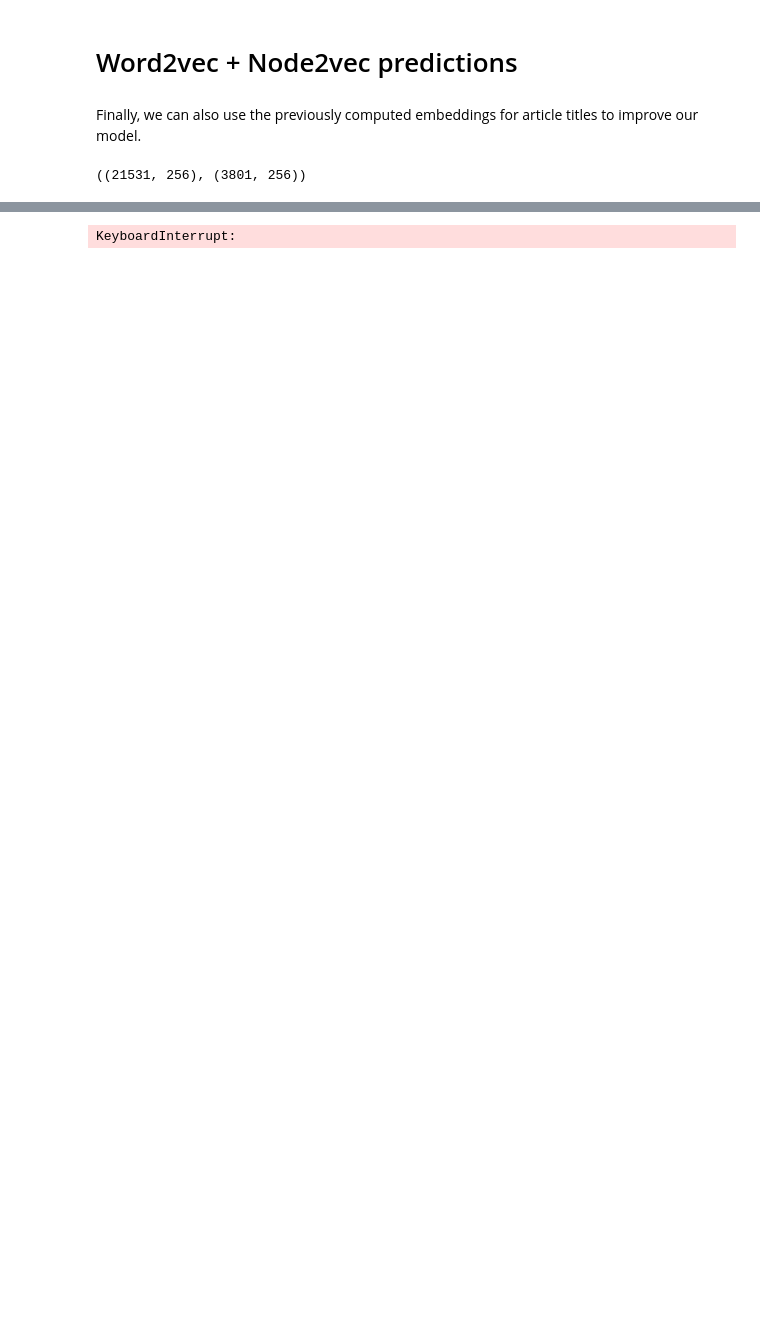
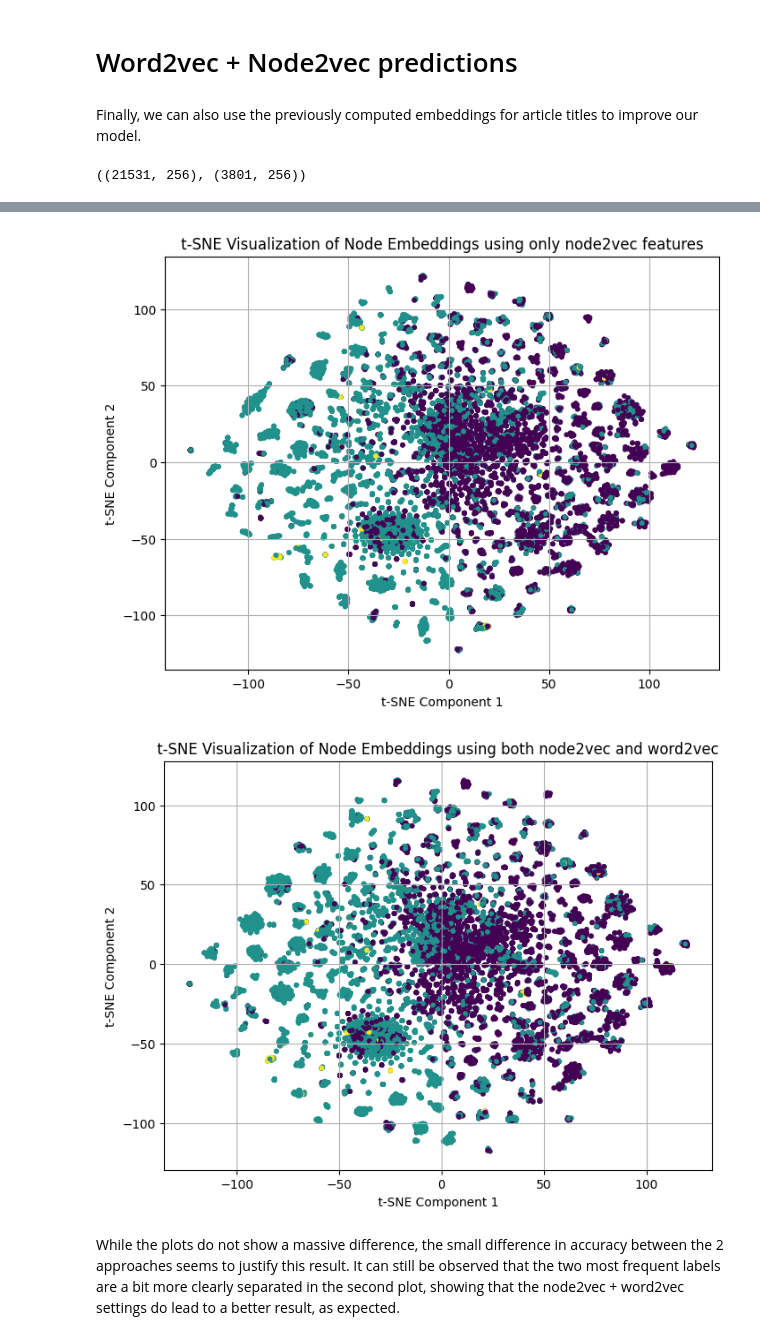
Before and after one commit to SirbayC/Graph-embedings, a Jupyter notebook: pipeline_assignment_updated.ipynb, the cells around one changed output, grey strips where cells are left out. Saved outputs shown, nothing was run; the diff lists cells and outputs as text; code cells hidden in the pictures; blank space fills up the shorter version.

```diff
--- a/pipeline_assignment_updated.ipynb
+++ b/pipeline_assignment_updated.ipynb
@@ -576,39 +607,43 @@ SVC()
 # %%
 # Apply t-SNE transformation to reduce dimensions to 2D
 tsne = TSNE(n_components=2, random_state=42)
+X_train_n2v = np.array([node2vec_embeddings[str(x)] if x not in isolated else np.zeros(128) for idx, x in enumerate(train_nodes)], dtype=np.float32)
 node_embeddings_2d = tsne.fit_transform(X_train_n2v)
 node_embeddings_2d_both = tsne.fit_transform(X_train_n2v_w2v)
-# %% [output]
-KeyboardInterrupt:
 # %%
 # Scatter plot of the 2D embeddings with color based on labels
 plt.figure(figsize=(8, 6))
 scatter = plt.scatter(
     node_embeddings_2d[:, 0],
     node_embeddings_2d[:, 1],
     c=Y_processed,
     cmap='viridis',  # You can choose a different colormap
     marker='o',
     s=10
 )
-plt.title('t-SNE Visualization of Node Embeddings')
+plt.title('t-SNE Visualization of Node Embeddings using only node2vec features')
 plt.xlabel('t-SNE Component 1')
 plt.ylabel('t-SNE Component 2')
 plt.grid(True)
 plt.show()
 
 # Scatter plot of the 2D embeddings with color based on labels
 plt.figure(figsize=(8, 6))
 scatter = plt.scatter(
     node_embeddings_2d_both[:, 0],
     node_embeddings_2d_both[:, 1],
     c=Y_processed,
     cmap='viridis',  # You can choose a different colormap
     marker='o',
     s=10
 )
-plt.title('t-SNE Visualization of Node Embeddings')
+plt.title('t-SNE Visualization of Node Embeddings using both node2vec and word2vec')
 plt.xlabel('t-SNE Component 1')
 plt.ylabel('t-SNE Component 2')
 plt.grid(True)
 plt.show()
+# %% [output]
+[figure, added]
+[figure, added]
+# %% [markdown]
+While the plots do not show a massive difference, the small difference in accuracy between the 2 approaches seems to justify this result. It can still be observed that the two most frequent labels are a bit more clearly separated in the second plot, showing that the node2vec + word2vec settings do lead to a better result, as expected.
```
Also changed, not shown: parts of 14 cells of this notebook.
